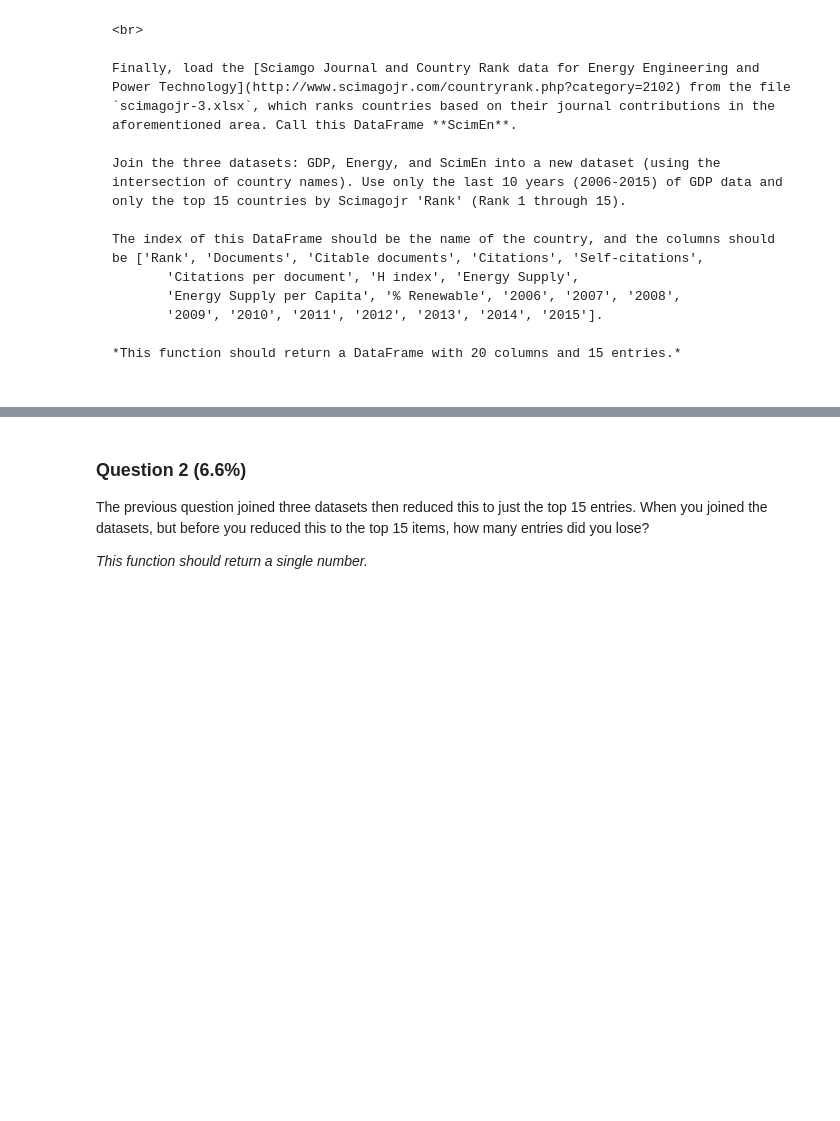
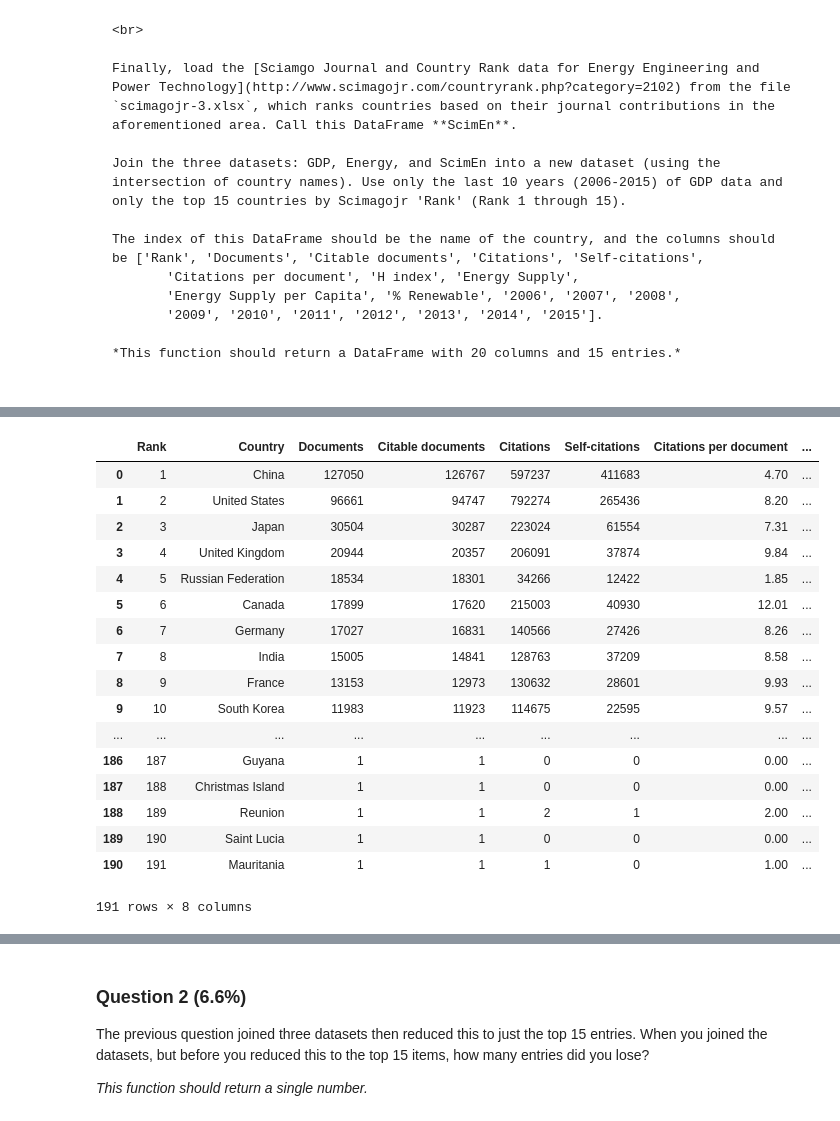
Before and after one commit to r-bosshard/UofM_Applied_Data_Science, a Jupyter notebook: Introduction to Data Science in Python/Assignment 3.ipynb, the cells around one changed output, grey strips where cells are left out. Drawn from its saved outputs; the diff is of its cells as text; code cells hidden in the pictures; blank space fills up the shorter version.

```diff
--- a/Introduction to Data Science in Python/Assignment 3.ipynb
+++ b/Introduction to Data Science in Python/Assignment 3.ipynb
@@ -59,0 +172,23 @@ def answer_one():
+# %%
+#import ScimEn data
+ScimEn = pd.read_excel("scimagojr-3.xlsx")
+ScimEn
+# %% [output]
+|  | Rank | Country | Documents | Citable documents | Citations | Self-citations | Citations per document | ... |
+| 0 | 1 | China | 127050 | 126767 | 597237 | 411683 | 4.70 | ... |
+| 1 | 2 | United States | 96661 | 94747 | 792274 | 265436 | 8.20 | ... |
+| 2 | 3 | Japan | 30504 | 30287 | 223024 | 61554 | 7.31 | ... |
+| 3 | 4 | United Kingdom | 20944 | 20357 | 206091 | 37874 | 9.84 | ... |
+| 4 | 5 | Russian Federation | 18534 | 18301 | 34266 | 12422 | 1.85 | ... |
+| 5 | 6 | Canada | 17899 | 17620 | 215003 | 40930 | 12.01 | ... |
+| 6 | 7 | Germany | 17027 | 16831 | 140566 | 27426 | 8.26 | ... |
+| 7 | 8 | India | 15005 | 14841 | 128763 | 37209 | 8.58 | ... |
+| 8 | 9 | France | 13153 | 12973 | 130632 | 28601 | 9.93 | ... |
+| 9 | 10 | South Korea | 11983 | 11923 | 114675 | 22595 | 9.57 | ... |
+| ... | ... | ... | ... | ... | ... | ... | ... | ... |
+| 186 | 187 | Guyana | 1 | 1 | 0 | 0 | 0.00 | ... |
+| 187 | 188 | Christmas Island | 1 | 1 | 0 | 0 | 0.00 | ... |
+| 188 | 189 | Reunion | 1 | 1 | 2 | 1 | 2.00 | ... |
+| 189 | 190 | Saint Lucia | 1 | 1 | 0 | 0 | 0.00 | ... |
+| 190 | 191 | Mauritania | 1 | 1 | 1 | 0 | 1.00 | ... |
+191 rows × 8 columns
```
Also changed, not shown: parts of 42 cells of this notebook.
